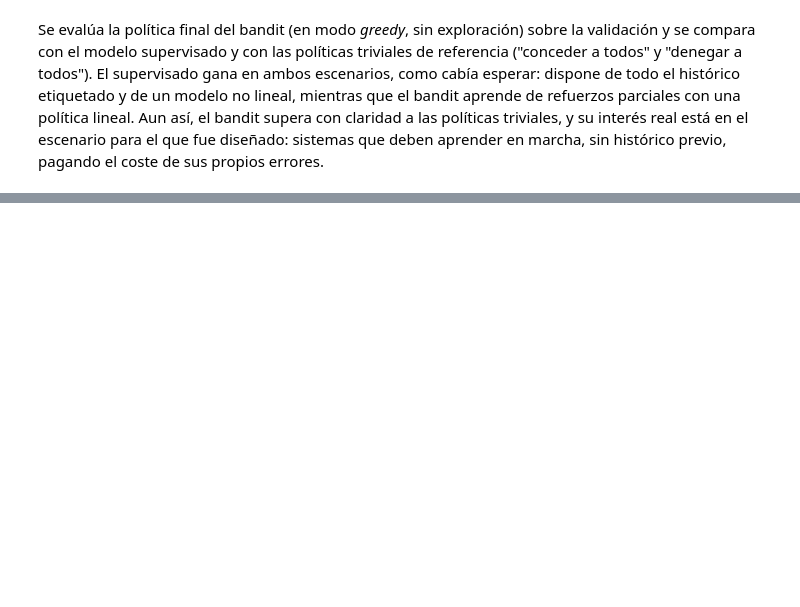
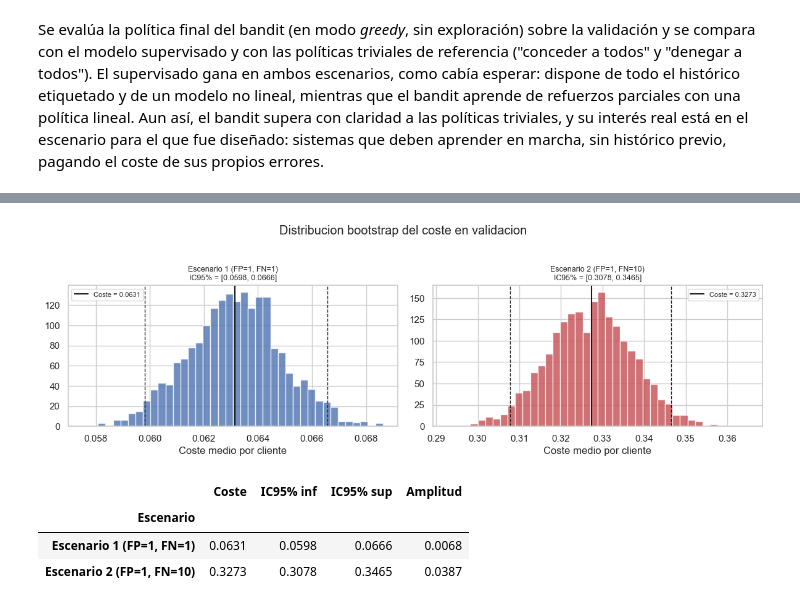
Before and after one commit to piettro/Master-MIAX-Tarea-Bloque4-T2, a Jupyter notebook: practica_XAI_credito.ipynb, the cells around one changed output, grey strips where cells are left out. Cells and saved outputs as stored; diff of their text form; code cells hidden in the pictures; blank space fills up the shorter version.

```diff
--- a/practica_XAI_credito.ipynb
+++ b/practica_XAI_credito.ipynb
@@ -1223,0 +1547,34 @@ tabla_comparativa
+# %%
+def bootstrap_coste(y_real, proba, umbral, cfp, cfn, n_boot=2000, seed=SEED):
+    rng_bs = np.random.default_rng(seed)
+    n = len(y_real)
+    muestras = []
+    for _ in range(n_boot):
+        idx = rng_bs.integers(0, n, n)
+        muestras.append(coste_medio(y_real[idx], proba[idx], umbral, cfp, cfn))
+    return np.array(muestras)
+
+fig, axes = plt.subplots(1, 2, figsize=(12, 3.8))
+tabla_ic = []
+for ax, (nombre, (cfp, cfn)) in zip(axes, ESCENARIOS.items()):
+    dist = bootstrap_coste(y_val.values, proba_val, umbral_opt[nombre], cfp, cfn)
+    punt = coste_medio(y_val.values, proba_val, umbral_opt[nombre], cfp, cfn)
+    lo, hi = np.percentile(dist, [2.5, 97.5])
+    tabla_ic.append({"Escenario": nombre, "Coste": round(punt, 4),
+                     "IC95% inf": round(lo, 4), "IC95% sup": round(hi, 4),
+                     "Amplitud": round(hi - lo, 4)})
+    ax.hist(dist, bins=40, color=colores[nombre], alpha=0.8)
+    ax.axvline(punt, color="k", lw=1.5, label=f"Coste = {punt:.4f}")
+    ax.axvline(lo, color="k", ls="--", lw=1); ax.axvline(hi, color="k", ls="--", lw=1)
+    ax.set_title(f"{nombre}\nIC95% = [{lo:.4f}, {hi:.4f}]", fontsize=9)
+    ax.set_xlabel("Coste medio por cliente"); ax.legend(fontsize=8)
+plt.suptitle("Distribucion bootstrap del coste en validacion", y=1.03)
+plt.tight_layout(); plt.show()
+
+pd.DataFrame(tabla_ic).set_index("Escenario")
+# %% [output]
+[figure, added]
+|  | Coste | IC95% inf | IC95% sup | Amplitud |
+| Escenario |  |  |  |  |
+| Escenario 1 (FP=1, FN=1) | 0.0631 | 0.0598 | 0.0666 | 0.0068 |
+| Escenario 2 (FP=1, FN=10) | 0.3273 | 0.3078 | 0.3465 | 0.0387 |
```
Also changed, not shown: parts of 47 cells of this notebook, 2 other files.
